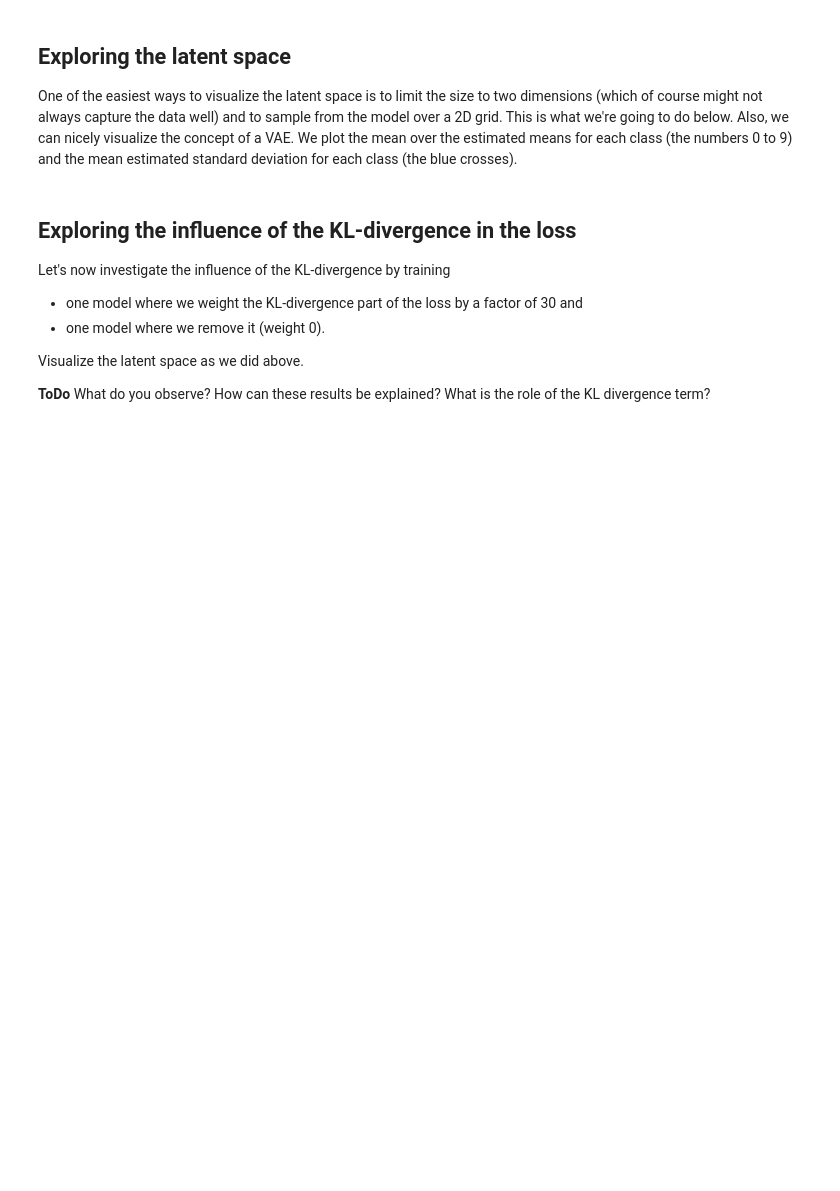
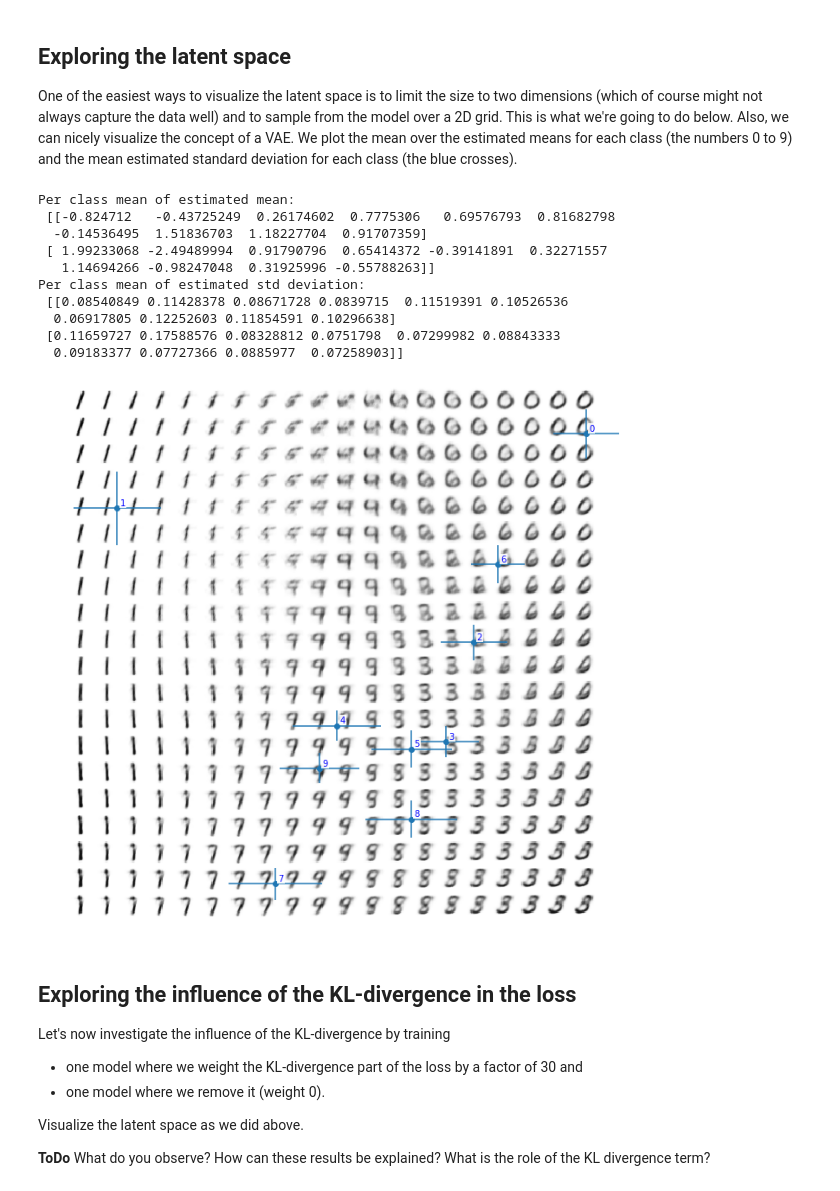
Before and after one commit to bornabesic/deep-learning-exercises, a Jupyter notebook: Exercise 7/exercise07_autoencoder.ipynb, the cells around one changed output. Cells and saved outputs as stored; diff of their text form; code cells hidden in the pictures; blank space fills up the shorter version.

```diff
--- a/Exercise 7/exercise07_autoencoder.ipynb
+++ b/Exercise 7/exercise07_autoencoder.ipynb
@@ -188,7 +188,7 @@ import numpy as np
 import matplotlib.pyplot as plt
 # %%
 torch.manual_seed(0)
-device = torch.device("cpu")
+device = torch.device("cuda:0")
 # %%
 train_loader = torch.utils.data.DataLoader(
     datasets.MNIST('../data', train=True, download=True,
@@ -329,7 +325,6 @@ def loss_function(x_reconstructed, x, mu, logvar, kl_loss_weight=1):
     # compute the binary cross entropy between x and the reconstructed x
 
     x_flattened = Flatten()(x)
-
     rec_loss = F.binary_cross_entropy(x_reconstructed, x_flattened, reduction="sum")
 
     # Here your results from 7.1.2 come into play - The first distribution is
@@ -339,14 +334,8 @@ def loss_function(x_reconstructed, x, mu, logvar, kl_loss_weight=1):
     # you can also check Appendix B from the VAE paper:
     # https://arxiv.org/abs/1312.6114
 
-    assert not torch.isnan(logvar).any(), "LogVariance contains NaN"
     var = torch.exp(logvar)
-    assert not torch.isnan(var).any(), "Variance contains NaN"
-    vect = 1 + logvar - mu * mu - var
-    assert not torch.isnan(vect).any(), "Element in the sum is NaN"
-    kl_div_loss = - 0.5 * torch.sum(vect)
-    assert not torch.isnan(kl_div_loss).any(), "KL divergence loss is NaN"
-
+    kl_div_loss = - 0.5 * torch.sum(1 + logvar - mu * mu - var)
     ## END TODO ########################
     return rec_loss + kl_div_loss * kl_loss_weight
 # %%
@@ -404,7 +393,7 @@ for epoch in range(1, 15):
     with torch.no_grad():
         ## START TODO ########################
         # sample 64 images (generate a random latent_space and decode)
-        z = torch.from_numpy(np.random.uniform(low=-1, high=1, size=(64, 2))).float()
+        z = torch.from_numpy(np.random.uniform(low=-1, high=1, size=(64, 2))).float().to(device)
         sample = model.decode(z)
         ## END TODO ########################
         save_image(sample.view(64, 1, 28, 28),
@@ -439,9 +428,13 @@ def get_mu_logvar(model: nn.Module) -> Tuple[torch.Tensor, torch.Tensor]:
     mus, logvars = [], []
     # encode each image of the test_loader
     ## START TODO ########################
-
+    for data, _ in test_loader:
+        data = data.to(device)
+        mu, logvar = model.encode(data)
+        mus.append(mu.cpu())
+        logvars.append(logvar.cpu())
     ## END TODO ########################
-    return torch.cat(mus), torch.cat(logvars)
+    return torch.cat(mus, dim=0), torch.cat(logvars, dim=0)
 
 
 def sample_on_grid(latent_min: Tuple[int, int], latent_max: Tuple[int, int],
@@ -452,6 +445,15 @@ def sample_on_grid(latent_min: Tuple[int, int], latent_max: Tuple[int, int],
     # x1 = ...
     # x2 = ...
     # use the created grid as latent variables and run them through the decoder
+    x1 = np.arange(latent_min[0], latent_max[0], (latent_max[0] - latent_min[0]) / grid_size)
+    x2 = np.arange(latent_min[1], latent_max[1], (latent_max[1] - latent_min[1]) / grid_size)
+
+    decoded = np.zeros(shape=(grid_size, grid_size, 28 * 28))
+    model.eval()
+    for i in range(grid_size):
+        for j in range(grid_size):
+            out = model.decode(torch.tensor([x1[i], x2[j]]).to(device))
+            decoded[i, j] = out.cpu().detach().numpy()
 
     ## END TODO ########################
     step_size = np.array((x1[1] - x1[0], x2[1] - x2[0]))
@@ -484,36 +486,48 @@ def plot_latent_space(model: nn.Module):
     # Produce a 20x20 2D grid of evenly spaced values between latent_min ant latent_max
     decoded, step_size = sample_on_grid(latent_min, latent_max, model, grid_size=20)
 
     # visualize the decoded images
     # using reshape and np.concatenate and calling imshow only once
     # is a lot faster than creating a subplot and calling imshow 400 times.
     # It's also necessary to be able to plot the means
     block_img = np.concatenate(np.concatenate(decoded, axis=1), axis=1)
     f = plt.figure(figsize=(12,12))
     plt.imshow(block_img, cmap='Greys')
     plt.axis('off');
 
     # visualize the mean mu and the mean standard deviation of each class
     # scale the mean accordingly, as the plot's axes represent pixels
     scale = (28 / step_size)
 
     mean_mu_scaled = 28/2 + scale.reshape(2, 1) * (mean_mu - latent_min.reshape(2,1))
     # we scale the stddev by 2 so the arrows are extended a bit more
     mean_stddev_scaled = mean_stddev * scale.reshape(2, 1) * 2
     # plot the std deviation
-    plt.errorbar(mean_mu_scaled[0], mean_mu_scaled[1],
+    plt.errorbar(mean_mu_scaled[1], mean_mu_scaled[0],
                  yerr=mean_stddev_scaled[1], xerr=mean_stddev_scaled[0],
                  linestyle='None')
     # plot the means
-    plt.scatter(mean_mu_scaled[0], mean_mu_scaled[1])
+    plt.scatter(mean_mu_scaled[1], mean_mu_scaled[0])
 
     for i, txt in enumerate([str(i) for i in range(0,10)]):
-        plt.annotate(txt, (mean_mu_scaled[0][i] + 3, mean_mu_scaled[1][i] - 3),
+        plt.annotate(txt, (mean_mu_scaled[1][i] + 3, mean_mu_scaled[0][i] - 3),
                      color='blue',
                      bbox={'facecolor':'white', 'alpha':0.9, 'pad':1, 'edgecolor':'none'})
     plt.show()
 
 plot_latent_space(model)
+# %% [output]
+Per class mean of estimated mean:
+ [[-0.824712   -0.43725249  0.26174602  0.7775306   0.69576793  0.81682798
+  -0.14536495  1.51836703  1.18227704  0.91707359]
+ [ 1.99233068 -2.49489994  0.91790796  0.65414372 -0.39141891  0.32271557
+   1.14694266 -0.98247048  0.31925996 -0.55788263]]
+Per class mean of estimated std deviation:
+ [[0.08540849 0.11428378 0.08671728 0.0839715  0.11519391 0.10526536
+  0.06917805 0.12252603 0.11854591 0.10296638]
+ [0.11659727 0.17588576 0.08328812 0.0751798  0.07299982 0.08843333
+  0.09183377 0.07727366 0.0885977  0.07258903]]
+[figure, added]
 # %% [markdown]
 ## Exploring the influence of the KL-divergence in the loss
 
```
Also changed, not shown: parts of 9 cells of this notebook.
